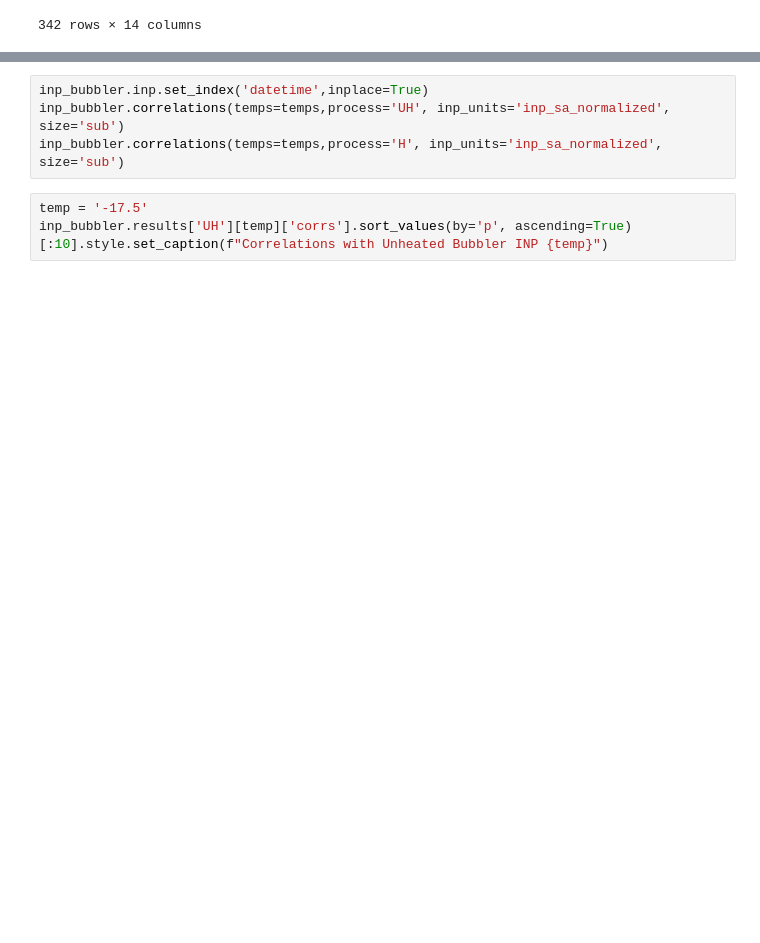
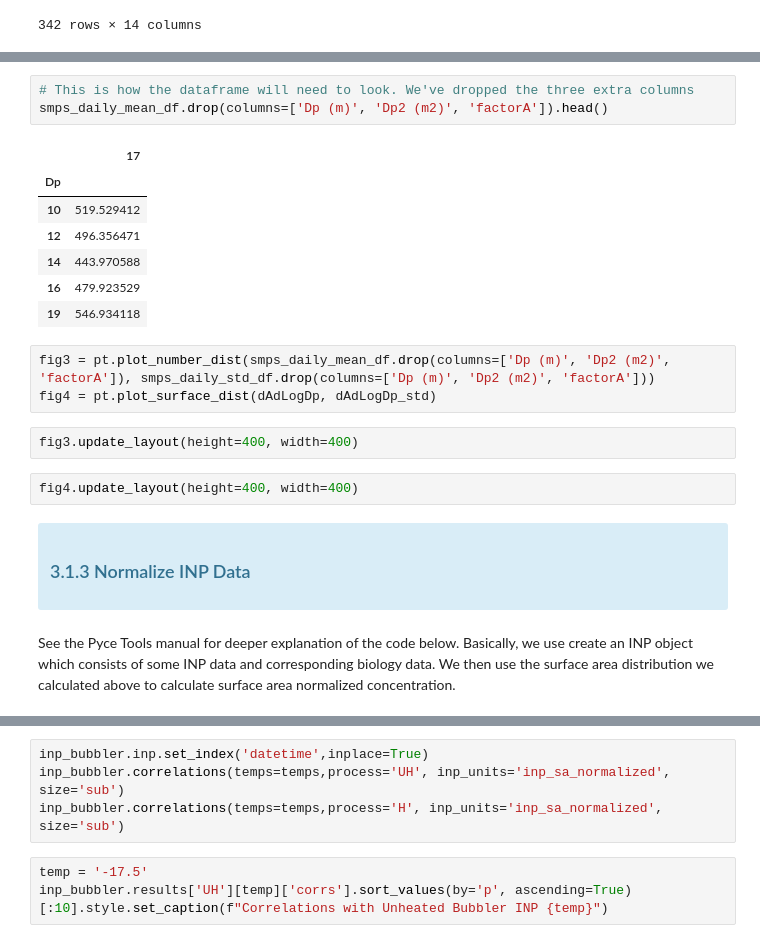
Before and after one commit to jotruebl/Pyce_Tools, a Jupyter notebook: tutorial/notebook/tutorial.ipynb, the cells around one changed output, grey strips where cells are left out. Saved outputs shown, nothing was run; the diff lists cells and outputs as text; blank space fills up the shorter version.

```diff
--- a/tutorial/notebook/tutorial.ipynb
+++ b/tutorial/notebook/tutorial.ipynb
@@ -219,0 +292,24 @@ fig2.update_yaxes(type='log', title='INP per cm<sup>2</sup> of SSA Surface (D<su
+# %%
+# This is how the dataframe will need to look. We've dropped the three extra columns
+smps_daily_mean_df.drop(columns=['Dp (m)', 'Dp2 (m2)', 'factorA']).head()
+# %% [output]
+|  | 17 |
+| Dp |  |
+| 10 | 519.529412 |
+| 12 | 496.356471 |
+| 14 | 443.970588 |
+| 16 | 479.923529 |
+| 19 | 546.934118 |
+# %%
+fig3 = pt.plot_number_dist(smps_daily_mean_df.drop(columns=['Dp (m)', 'Dp2 (m2)', 'factorA']), smps_daily_std_df.drop(columns=['Dp (m)', 'Dp2 (m2)', 'factorA']))
+fig4 = pt.plot_surface_dist(dAdLogDp, dAdLogDp_std)
+# %%
+fig3.update_layout(height=400, width=400)
+# %%
+fig4.update_layout(height=400, width=400)
+# %% [markdown]
+<div class="alert alert-block alert-info" style="outline-style: solid;">
+<h3>3.1.3 Normalize INP Data </h3>
+</div>
+# %% [markdown]
+See the Pyce Tools manual for deeper explanation of the code below. Basically, we use create an INP object which consists of some INP data and corresponding biology data. We then use the surface area distribution we calculated above to calculate surface area normalized concentration.
```
Also changed, not shown: parts of 58 cells of this notebook, 7 other files.
